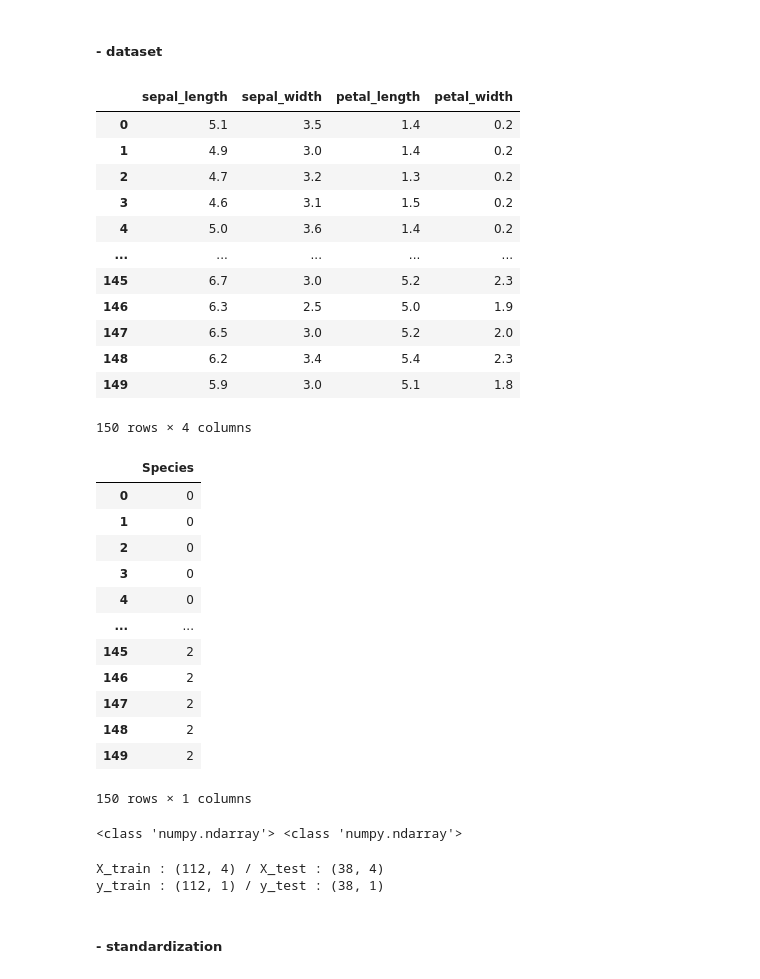
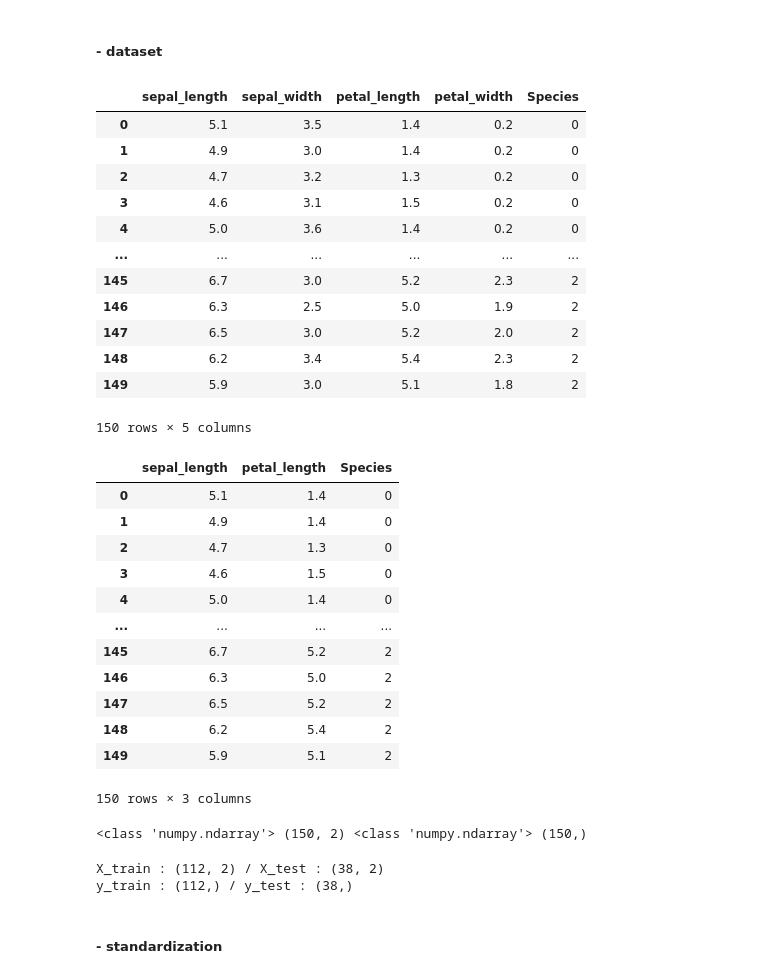
Before and after one commit to GitHiru/ml_dic, a Jupyter notebook: pre_learning/week4/week4_1_iris.ipynb, the cells around one changed output. Drawn from its saved outputs; the diff is of its cells as text; code cells hidden in the pictures.

```diff
--- a/pre_learning/week4/week4_1_iris.ipynb
+++ b/pre_learning/week4/week4_1_iris.ipynb
@@ -441,48 +436,50 @@ evaluations_df
 ##### - dataset
 # %%
 # dataset
-display(iris_features)
-display(iris_label)
-
-X = iris_features.values
-y = iris_label.values
-print(type(X), type(y))
+iris_df = pd.concat([iris_features, iris_label], axis=1)
+display(iris_df)
+df = iris_df[["sepal_length", "petal_length", "Species"]]
+display(df)
+X = df.drop("Species", axis=1).values
+y = df.loc[:, "Species"].values
+print(type(X), X.shape, type(y), y.shape)
 # %% [output]
-|  | sepal_length | sepal_width | petal_length | petal_width |
-| 0 | 5.1 | 3.5 | 1.4 | 0.2 |
-| 1 | 4.9 | 3.0 | 1.4 | 0.2 |
-| 2 | 4.7 | 3.2 | 1.3 | 0.2 |
-| 3 | 4.6 | 3.1 | 1.5 | 0.2 |
-| 4 | 5.0 | 3.6 | 1.4 | 0.2 |
-| ... | ... | ... | ... | ... |
-| 145 | 6.7 | 3.0 | 5.2 | 2.3 |
-| 146 | 6.3 | 2.5 | 5.0 | 1.9 |
-| 147 | 6.5 | 3.0 | 5.2 | 2.0 |
-| 148 | 6.2 | 3.4 | 5.4 | 2.3 |
-| 149 | 5.9 | 3.0 | 5.1 | 1.8 |
+|  | sepal_length | sepal_width | petal_length | petal_width | Species |
+| 0 | 5.1 | 3.5 | 1.4 | 0.2 | 0 |
+| 1 | 4.9 | 3.0 | 1.4 | 0.2 | 0 |
+| 2 | 4.7 | 3.2 | 1.3 | 0.2 | 0 |
+| 3 | 4.6 | 3.1 | 1.5 | 0.2 | 0 |
+| 4 | 5.0 | 3.6 | 1.4 | 0.2 | 0 |
+| ... | ... | ... | ... | ... | ... |
+| 145 | 6.7 | 3.0 | 5.2 | 2.3 | 2 |
+| 146 | 6.3 | 2.5 | 5.0 | 1.9 | 2 |
+| 147 | 6.5 | 3.0 | 5.2 | 2.0 | 2 |
+| 148 | 6.2 | 3.4 | 5.4 | 2.3 | 2 |
+| 149 | 5.9 | 3.0 | 5.1 | 1.8 | 2 |
-150 rows × 4 columns
+150 rows × 5 columns
-|  | Species |
-| 0 | 0 |
-| 1 | 0 |
-| 2 | 0 |
-| 3 | 0 |
-| 4 | 0 |
-| ... | ... |
-| 145 | 2 |
-| 146 | 2 |
-| 147 | 2 |
-| 148 | 2 |
-| 149 | 2 |
+|  | sepal_length | petal_length | Species |
+| 0 | 5.1 | 1.4 | 0 |
+| 1 | 4.9 | 1.4 | 0 |
+| 2 | 4.7 | 1.3 | 0 |
+| 3 | 4.6 | 1.5 | 0 |
+| 4 | 5.0 | 1.4 | 0 |
+| ... | ... | ... | ... |
+| 145 | 6.7 | 5.2 | 2 |
+| 146 | 6.3 | 5.0 | 2 |
+| 147 | 6.5 | 5.2 | 2 |
+| 148 | 6.2 | 5.4 | 2 |
+| 149 | 5.9 | 5.1 | 2 |
-150 rows × 1 columns
+150 rows × 3 columns
-<class 'numpy.ndarray'> <class 'numpy.ndarray'>
+<class 'numpy.ndarray'> (150, 2) <class 'numpy.ndarray'> (150,)
 # %%
 # 学習データ、テストデータ用意
 X_train, X_test, y_train, y_test = train_test_split(X, y, train_size=0.75, test_size=0.25, random_state=0)
+
 print("X_train : {} / X_test : {}".format(X_train.shape, X_test.shape))
 print("y_train : {} / y_test : {}".format(y_train.shape, y_test.shape))
 # %% [output]
-X_train : (112, 4) / X_test : (38, 4)
-y_train : (112, 1) / y_test : (38, 1)
+X_train : (112, 2) / X_test : (38, 2)
+y_train : (112,) / y_test : (38,)
 # %% [markdown]
 ##### - standardization
 # %%
```
Also changed, not shown: parts of 35 cells of this notebook.
